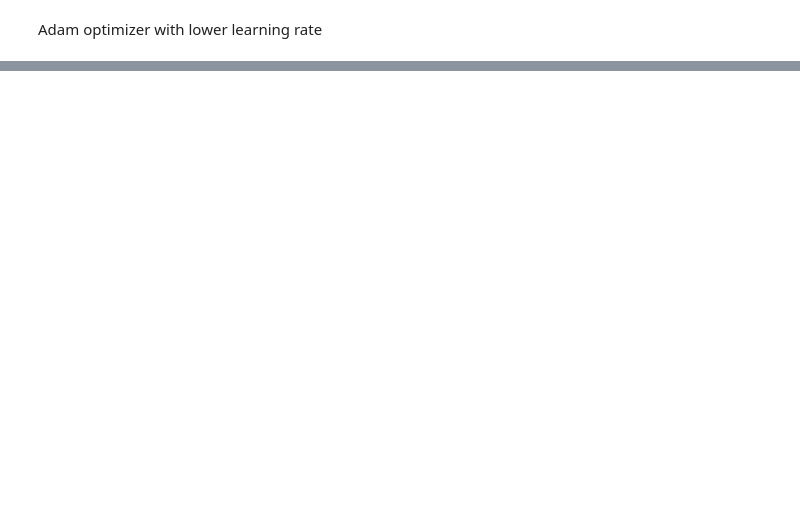
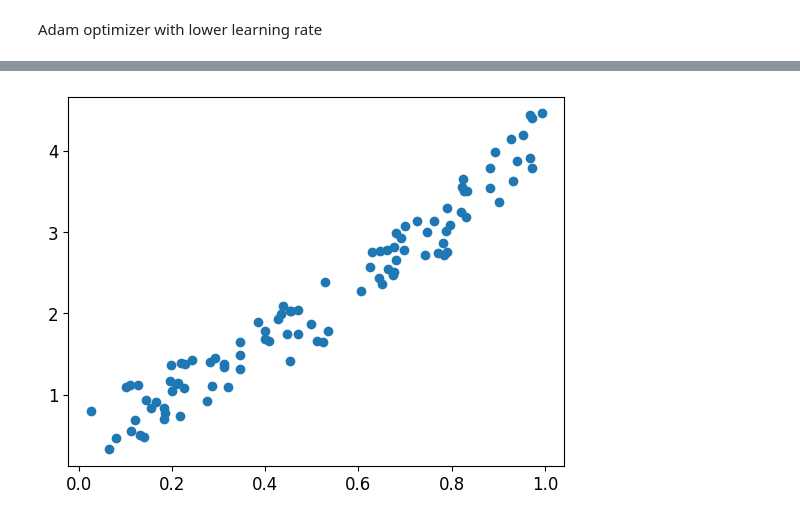
Before and after one commit to larsRikard/Machine-learning-and-sensor-technology, a Jupyter notebook: Assignment 3/Assignment 3.ipynb, the cells around one changed output, grey strips where cells are left out. Drawn from its saved outputs; the diff is of its cells as text; code cells hidden in the pictures; blank space fills up the shorter version.

```diff
--- a/Assignment 3/Assignment 3.ipynb
+++ b/Assignment 3/Assignment 3.ipynb
@@ -155,0 +310,10 @@ RangeIndex(start=0, stop=100, step=1)
+# %%
+# Visualize our data
+import matplotlib.pyplot as plt
+import numpy as np
+
+x = np.random.rand(100)
+y = np.sin(x) * np.power(x,3) + 3*x + np.random.rand(100)*0.8
+
+plt.scatter(x, y)
+plt.show()
@@ -155,0 +342,5 @@ RangeIndex(start=0, stop=100, step=1)
+# %%
+# convert numpy array to tensor in shape of input size
+x = torch.from_numpy(x.reshape(-1,1)).float()
+y = torch.from_numpy(y.reshape(-1,1)).float()
+print(x, y)
@@ -155,0 +365,5 @@ RangeIndex(start=0, stop=100, step=1)
+# %%
+plt.scatter(x, y)
+plt.show()
+# %% [output]
+[figure, added]
```
Also changed, not shown: parts of 23 cells of this notebook, 1 other file.
